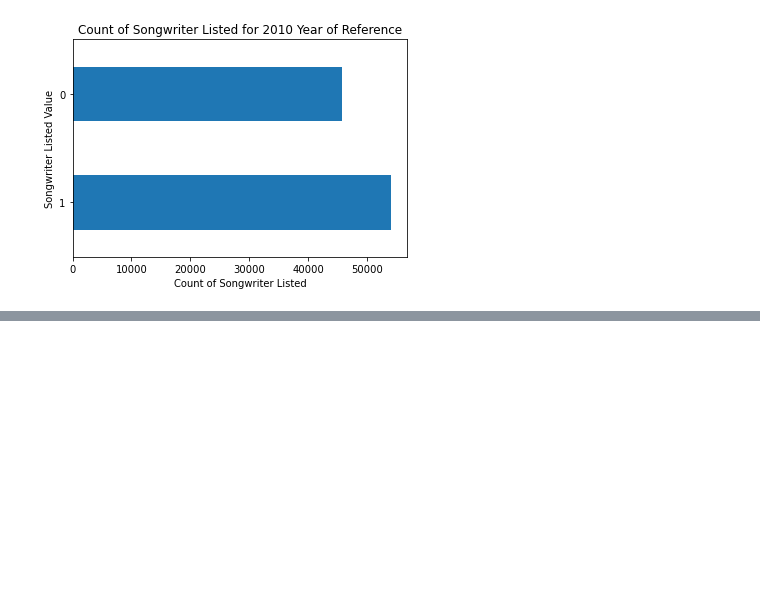
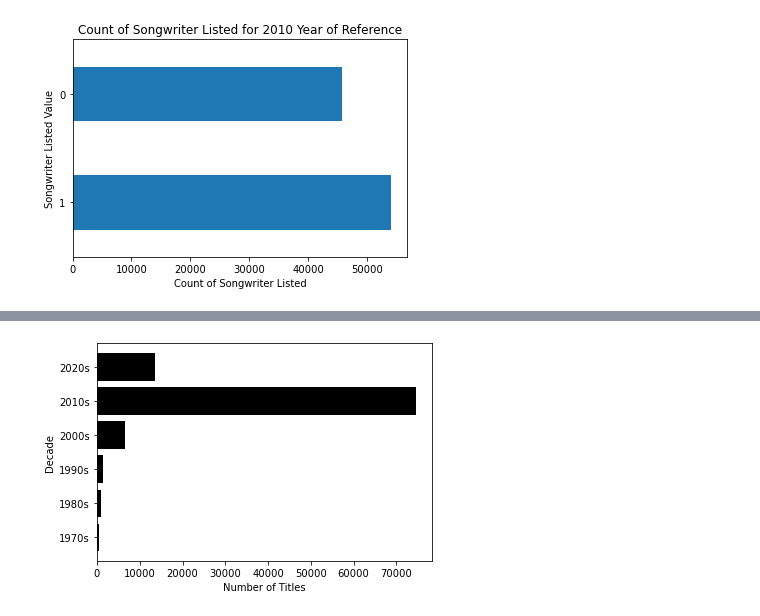
Before and after one commit to LJRollerII/mlc-project-napster, a Jupyter notebook: Notebooks/Napster_Final.ipynb, the cells around one changed output, grey strips where cells are left out. Saved outputs shown, nothing was run; the diff lists cells and outputs as text; code cells hidden in the pictures; blank space fills up the shorter version.

```diff
--- a/Notebooks/Napster_Final.ipynb
+++ b/Notebooks/Napster_Final.ipynb
@@ -629,0 +663,14 @@ plt.show()
+# %%
+#subset for 1960s to current
+title_sum_by_decade_sub = title_sum_by_decade[(title_sum_by_decade['decade'] == '1970s')  | (title_sum_by_decade['decade'] == '1980s') | (title_sum_by_decade['decade'] == '1990s') | (title_sum_by_decade['decade'] == '2000s') | (title_sum_by_decade['decade'] == '2010s') | (title_sum_by_decade['decade'] == '2020s')]
+# %%
+plt.barh(title_sum_by_decade_sub.decade, title_sum_by_decade_sub.Sum_Titles,color='black')
+plt.xlabel('Number of Titles',color='black')
+plt.tick_params(axis='x', colors='black')
+plt.tick_params(axis='y', colors='black')
+plt.ylabel('Decade',color='black')
+#plt.title('Number of Titles by Year-of-Reference Decade',color='black')
+plt.savefig('num_titles_by_ref_decade_70s.png', transparent=False)
+plt.show()
+# %% [output]
+[figure, added]
```
Also changed, not shown: parts of 28 cells of this notebook, 9 other files.
